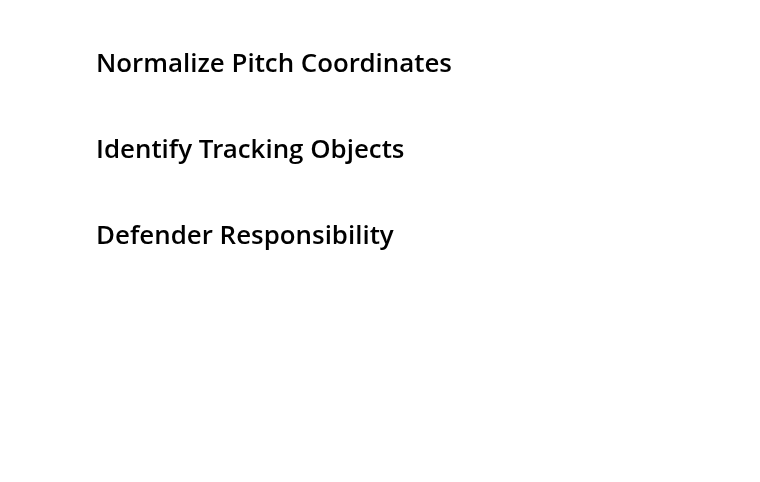
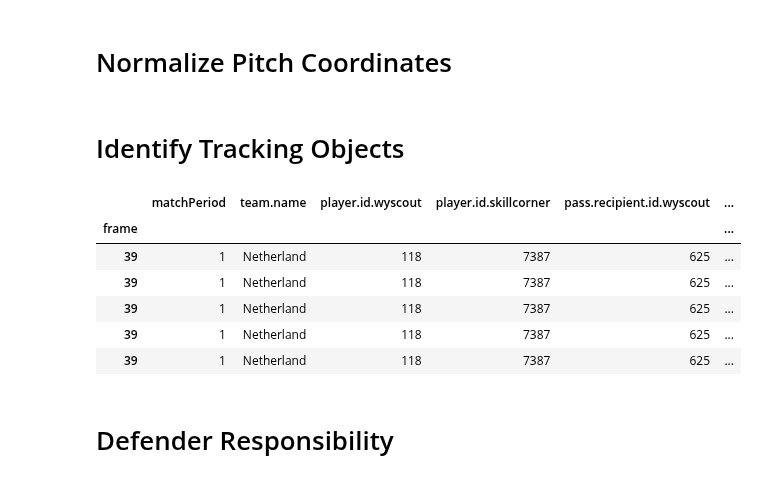
Before and after one commit to ariskoutris/defensive-passing-networks, a Jupyter notebook: src/notebooks/pass_tables.ipynb, the cells around one changed output. Drawn from its saved outputs; the diff is of its cells as text; code cells hidden in the pictures; blank space fills up the shorter version.

```diff
--- a/src/notebooks/pass_tables.ipynb
+++ b/src/notebooks/pass_tables.ipynb
@@ -287,3 +293,13 @@ def is_teammate(row):
 # %%
 joined_df['tracking.is_self'] = joined_df.apply(is_self, axis=1)
 joined_df['tracking.is_teammate'] = joined_df.apply(is_teammate, axis=1)
+# %%
+joined_df.head()
+# %% [output]
+|  | matchPeriod | team.name | player.id.wyscout | player.id.skillcorner | pass.recipient.id.wyscout | ... |
+| frame |  |  |  |  |  | ... |
+| 39 | 1 | Netherland | 118 | 7387 | 625 | ... |
+| 39 | 1 | Netherland | 118 | 7387 | 625 | ... |
+| 39 | 1 | Netherland | 118 | 7387 | 625 | ... |
+| 39 | 1 | Netherland | 118 | 7387 | 625 | ... |
+| 39 | 1 | Netherland | 118 | 7387 | 625 | ... |
```
Also changed, not shown: parts of 11 cells of this notebook.
